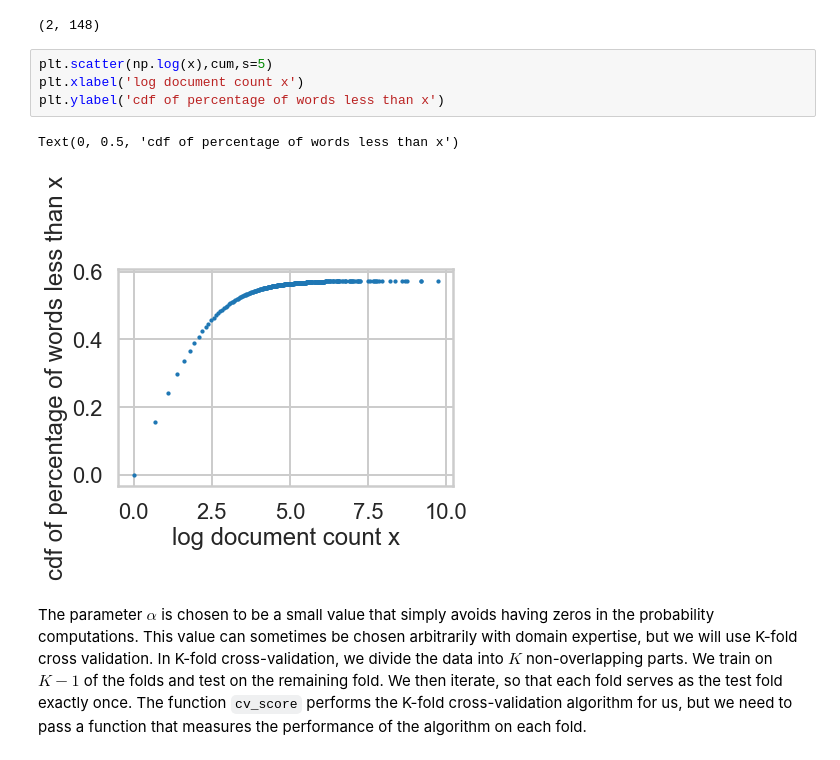
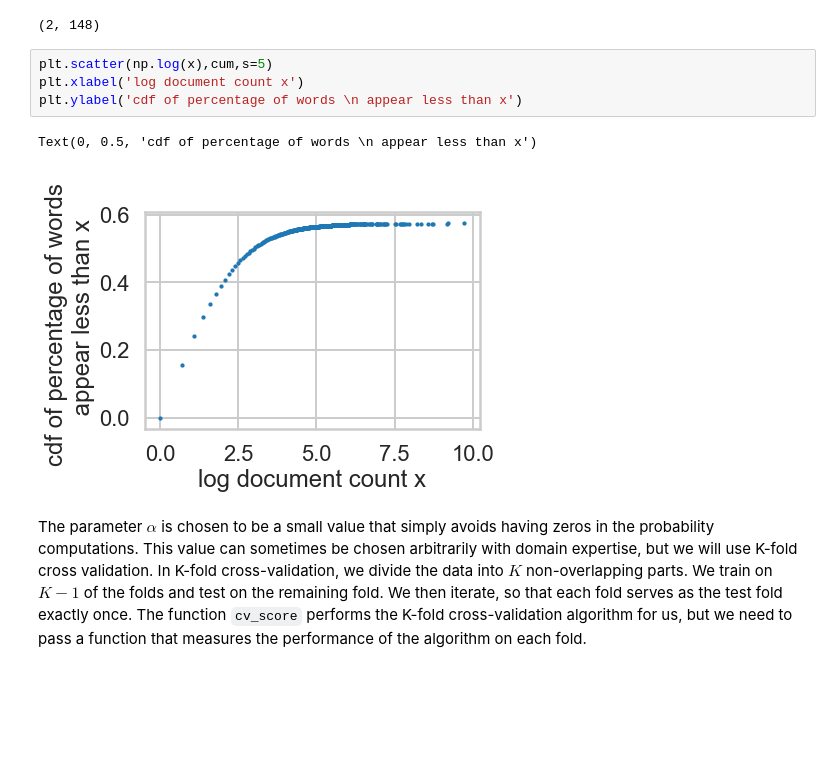
Before and after one commit to Shunling/SpringBoard, a Jupyter notebook: naive_bayes/Mini_Project_Naive_Bayes.ipynb, the cells around one changed output. Saved outputs shown, nothing was run; the diff lists cells and outputs as text; blank space fills up the shorter version.

```diff
--- a/naive_bayes/Mini_Project_Naive_Bayes.ipynb
+++ b/naive_bayes/Mini_Project_Naive_Bayes.ipynb
@@ -343,10 +343,10 @@ min_df,max_df
 # %%
 plt.scatter(np.log(x),cum,s=5)
 plt.xlabel('log document count x')
-plt.ylabel('cdf of percentage of words less than x')
+plt.ylabel('cdf of percentage of words \n appear less than x')
 # %% [output]
-Text(0, 0.5, 'cdf of percentage of words less than x')
+Text(0, 0.5, 'cdf of percentage of words \n appear less than x')
-[figure, old version]
+[figure, new version]
 # %% [markdown]
 The parameter $\alpha$ is chosen to be a small value that simply avoids having zeros in the probability computations. This value can sometimes be chosen arbitrarily with domain expertise, but we will use K-fold cross validation. In K-fold cross-validation, we divide the data into $K$ non-overlapping parts. We train on $K-1$ of the folds and test on the remaining fold. We then iterate, so that each fold serves as the test fold exactly once. The function `cv_score` performs the K-fold cross-validation algorithm for us, but we need to pass a function that measures the performance of the algorithm on each fold.
 # %%
```
Also changed, not shown: parts of 21 cells of this notebook.
